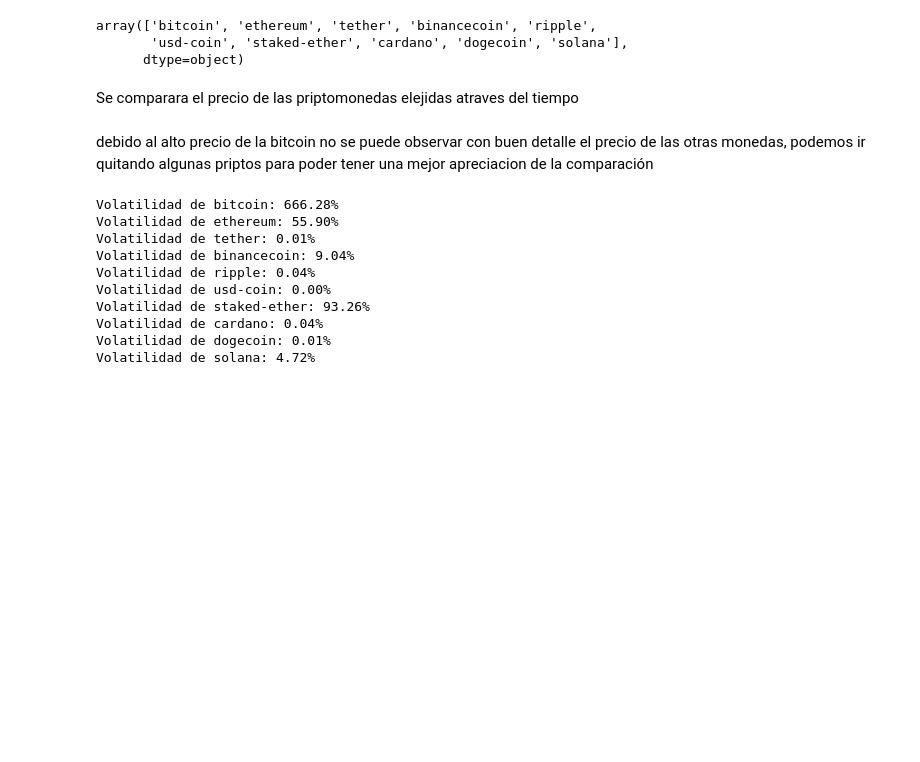
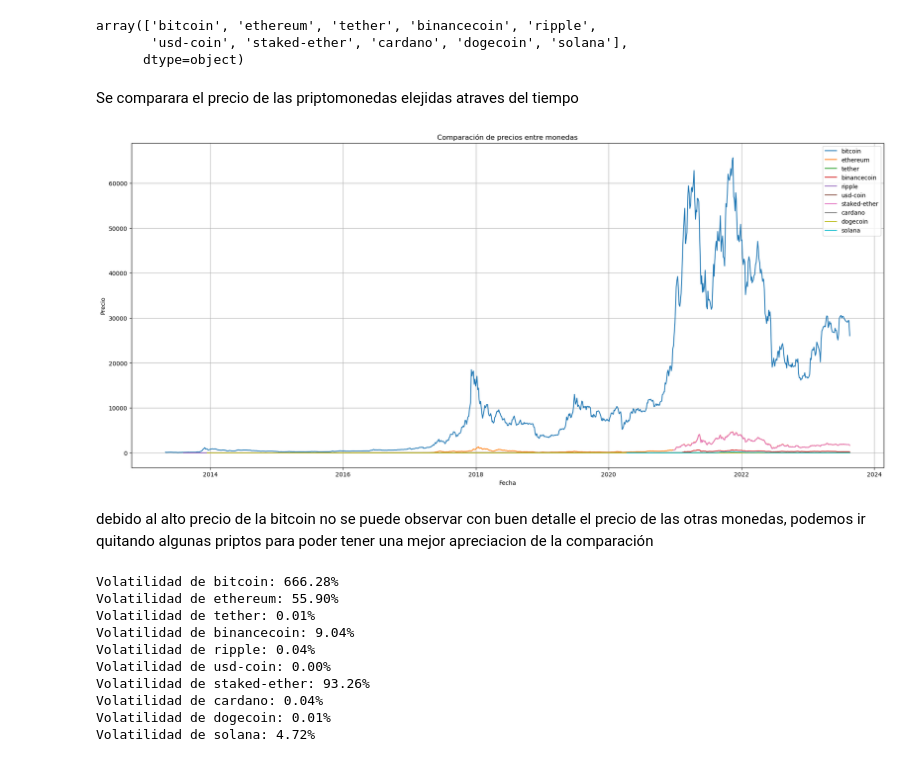
Before and after one commit to gdelrio0410/PI_2_Cryptocurrency_Market_DA, a Jupyter notebook: EDA/EDA.ipynb, the cells around one changed output. Cells and saved outputs as stored; diff of their text form; code cells hidden in the pictures; blank space fills up the shorter version.

```diff
--- a/EDA/EDA.ipynb
+++ b/EDA/EDA.ipynb
@@ -117,6 +117,21 @@ array(['bitcoin', 'ethereum', 'tether', 'binancecoin', 'ripple',
       dtype=object)
 # %% [markdown]
 Se comparara el precio de las priptomonedas elejidas atraves del tiempo
+# %%
+plt.figure(figsize=(23, 10))
+
+for coin in combined_coin_df["id"].unique():
+    coin_data = combined_coin_df[combined_coin_df["id"] == coin]
+    plt.plot(coin_data["date"], coin_data["prices"], label=coin)
+
+plt.title("Comparación de precios entre monedas")
+plt.xlabel("Fecha")
+plt.ylabel("Precio")
+plt.legend()
+plt.grid(True)
+plt.show()
+# %% [output]
+[figure, added]
 # %%
 fig = px.line(combined_coin_df, x="date", y="prices", color="id",
                  title="Comparación de precios entre monedas")
```
